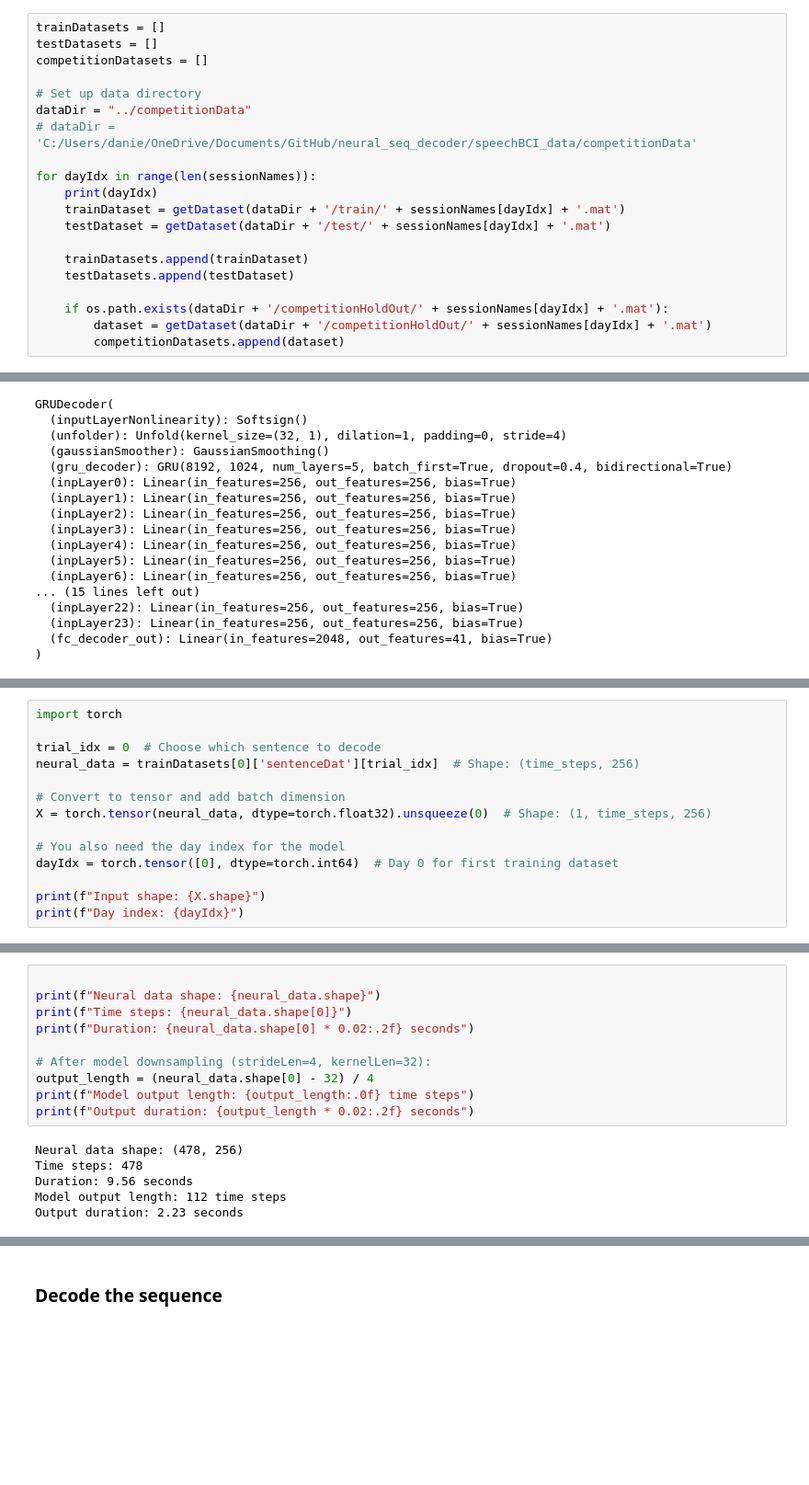
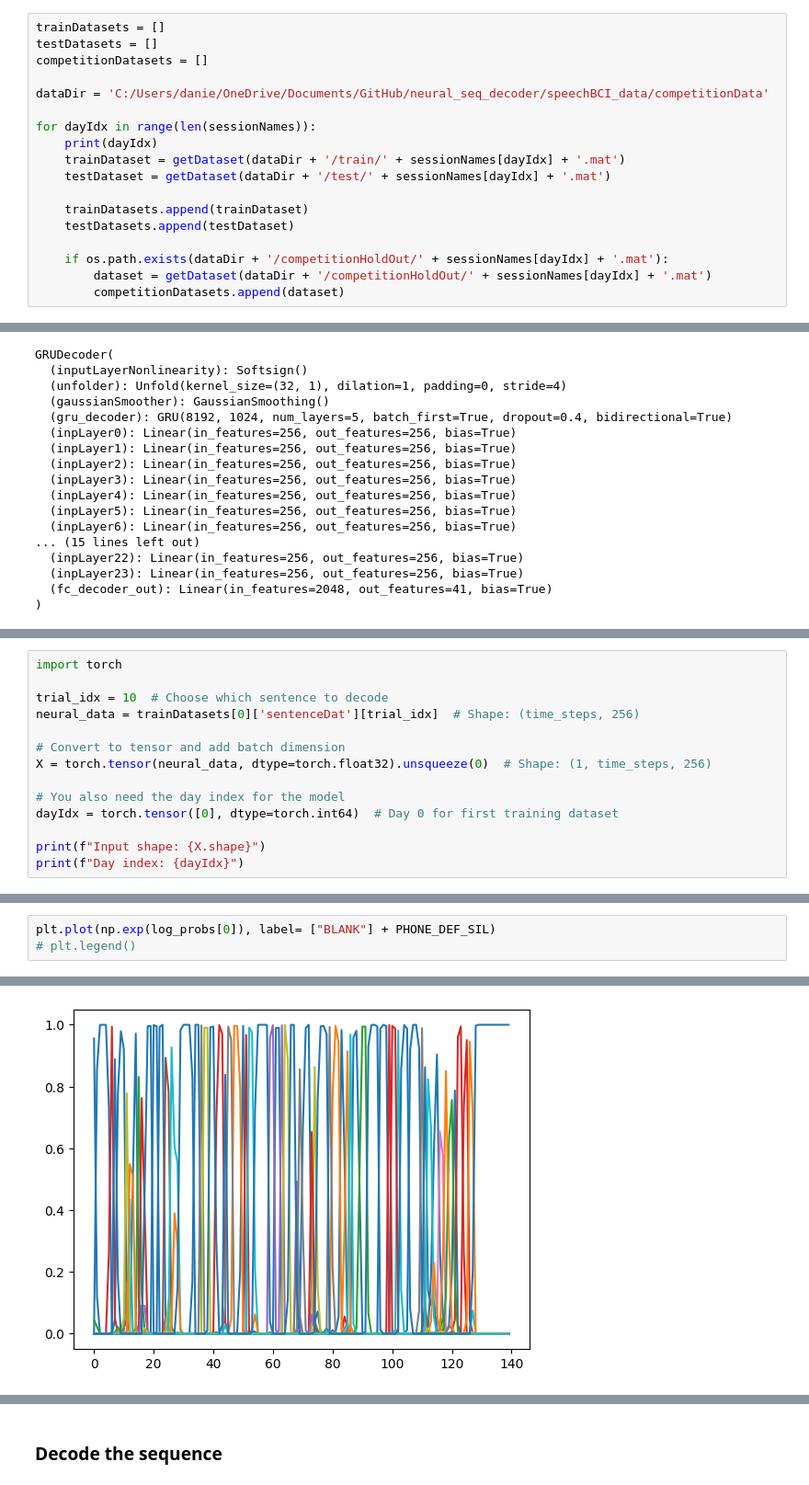
Before and after one commit to danielwang365/neural_seq_decoder, a Jupyter notebook: notebooks/formatCompetitionData.ipynb, the cells around one changed output, grey strips where cells are left out. Shown at 92% size. Cells and saved outputs as stored; diff of their text form; blank space fills up the shorter version.

```diff
--- a/notebooks/formatCompetitionData.ipynb
+++ b/notebooks/formatCompetitionData.ipynb
@@ -135,9 +135,7 @@ trainDatasets = []
 testDatasets = []
 competitionDatasets = []
 
-# Set up data directory
-dataDir = "../competitionData"
-# dataDir = 'C:/Users/danie/OneDrive/Documents/GitHub/neural_seq_decoder/speechBCI_data/competitionData'
+dataDir = 'C:/Users/danie/OneDrive/Documents/GitHub/neural_seq_decoder/speechBCI_data/competitionData'
 
 for dayIdx in range(len(sessionNames)):
     print(dayIdx)
@@ -235,7 +257,7 @@ GRUDecoder(
 # %%
 import torch
 
-trial_idx = 0  # Choose which sentence to decode
+trial_idx = 10  # Choose which sentence to decode
 neural_data = trainDatasets[0]['sentenceDat'][trial_idx]  # Shape: (time_steps, 256)
 
 # Convert to tensor and add batch dimension
@@ -265,16 +292,4 @@ Log probabilities shape: torch.Size([1, 112, 41])
-# %%
-
-print(f"Neural data shape: {neural_data.shape}")
-print(f"Time steps: {neural_data.shape[0]}")
-print(f"Duration: {neural_data.shape[0] * 0.02:.2f} seconds")
-
-# After model downsampling (strideLen=4, kernelLen=32):
-output_length = (neural_data.shape[0] - 32) / 4
-print(f"Model output length: {output_length:.0f} time steps")
-print(f"Output duration: {output_length * 0.02:.2f} seconds")
-# %% [output]
-Neural data shape: (478, 256)
-Time steps: 478
-Duration: 9.56 seconds
-Model output length: 112 time steps
-Output duration: 2.23 seconds
+# %%
+plt.plot(np.exp(log_probs[0]), label= ["BLANK"] + PHONE_DEF_SIL)
+# plt.legend()
+# %% [output]
@@ -280,0 +313 @@ Output duration: 2.23 seconds
+[figure, added]
```
Also changed, not shown: parts of 19 cells of this notebook.
